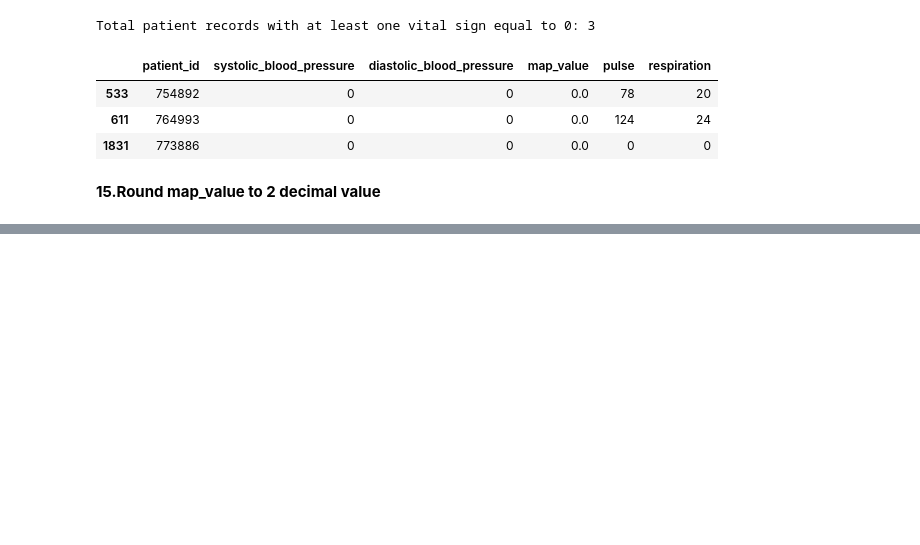
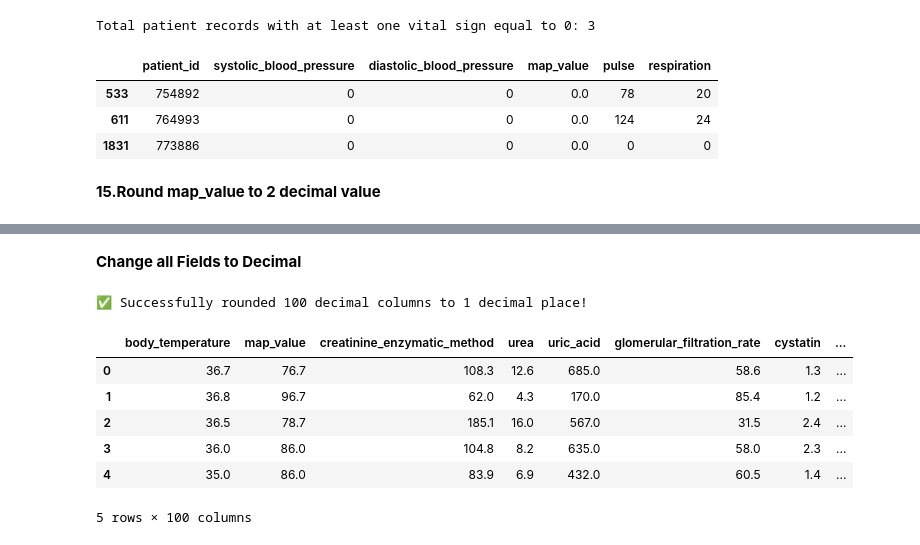
Before and after one commit to Shaffy-Sharma/Team6_PyForce_PythonHackathon_SEP2026, a Jupyter notebook: Team6_Lab_cleaning.ipynb, the cells around one changed output, grey strips where cells are left out. Cells and saved outputs as stored; diff of their text form; code cells hidden in the pictures; blank space fills up the shorter version.

```diff
--- a/Team6_Lab_cleaning.ipynb
+++ b/Team6_Lab_cleaning.ipynb
@@ -435,0 +436,22 @@ else:
+# %% [markdown]
+**Change all Fields to Decimal**
+# %%
+
+float_cols = data.select_dtypes(include=['float', 'float64', 'float32']).columns
+
+
+data[float_cols] = data[float_cols].round(1)
+
+print(f"✅ Successfully rounded {len(float_cols)} decimal columns to 1 decimal place!")
+
+
+display(data[float_cols].head())
+# %% [output]
+✅ Successfully rounded 100 decimal columns to 1 decimal place!
+|  | body_temperature | map_value | creatinine_enzymatic_method | urea | uric_acid | glomerular_filtration_rate | cystatin | ... |
+| 0 | 36.7 | 76.7 | 108.3 | 12.6 | 685.0 | 58.6 | 1.3 | ... |
+| 1 | 36.8 | 96.7 | 62.0 | 4.3 | 170.0 | 85.4 | 1.2 | ... |
+| 2 | 36.5 | 78.7 | 185.1 | 16.0 | 567.0 | 31.5 | 2.4 | ... |
+| 3 | 36.0 | 86.0 | 104.8 | 8.2 | 635.0 | 58.0 | 2.3 | ... |
+| 4 | 35.0 | 86.0 | 83.9 | 6.9 | 432.0 | 60.5 | 1.4 | ... |
+5 rows × 100 columns
```
Also changed, not shown: parts of 1 cell of this notebook, 1 other file.
